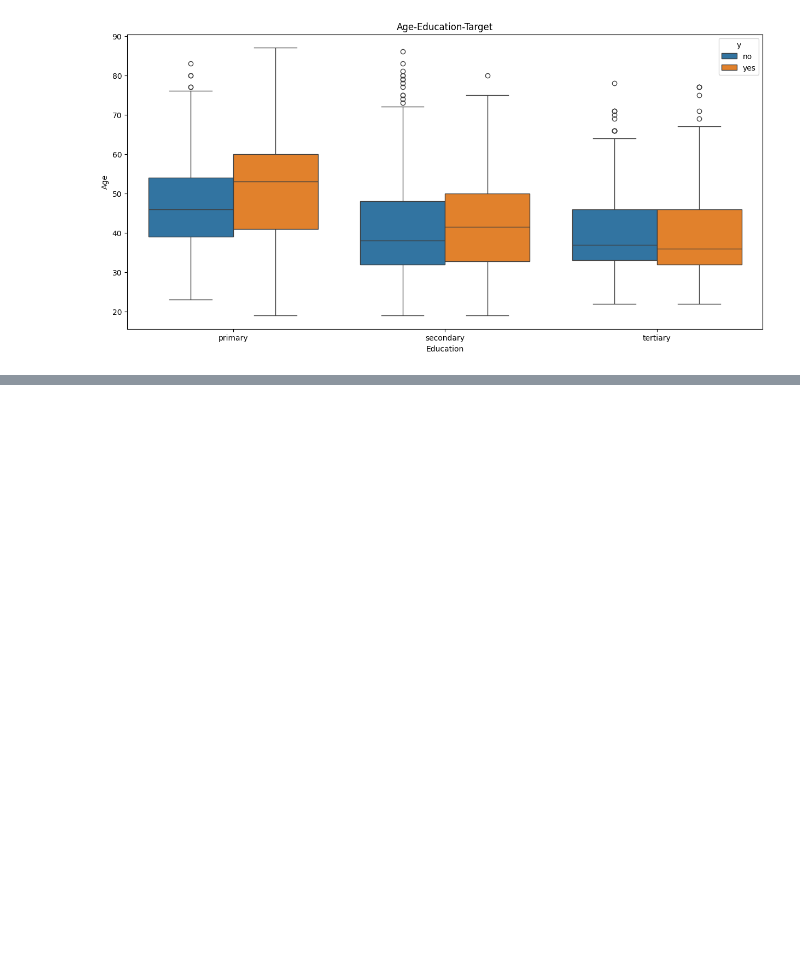
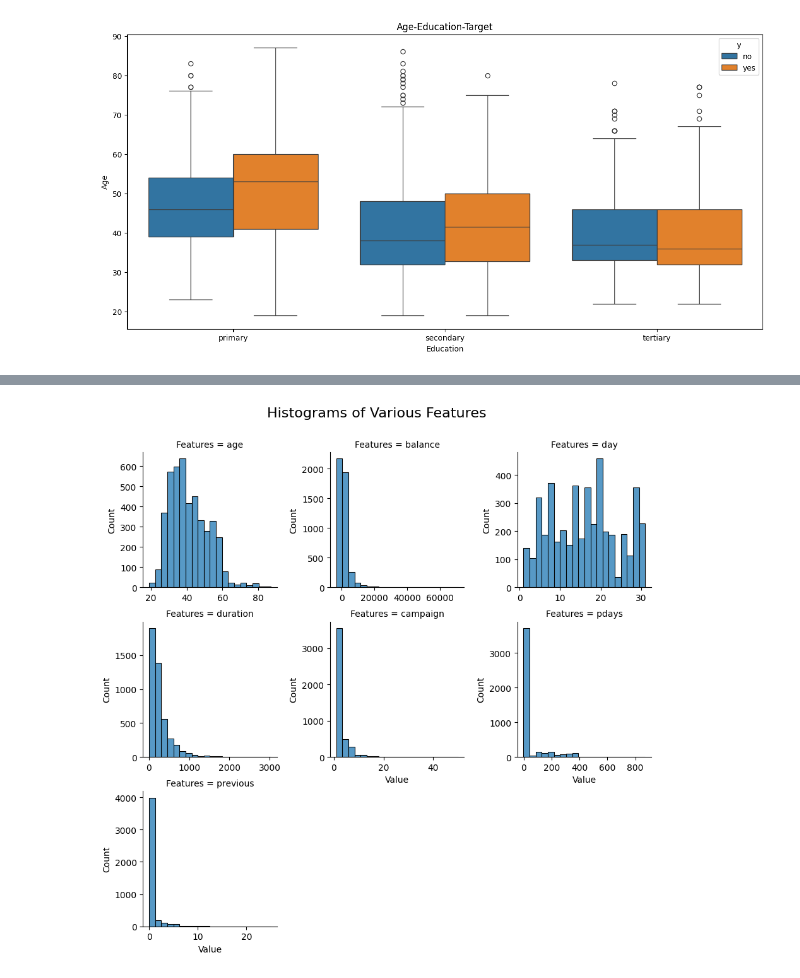
Before and after one commit to dariashcherbakovaaa/pet-projects, a Jupyter notebook: Credit_scoring.ipynb, the cells around one changed output, grey strips where cells are left out. Cells and saved outputs as stored; diff of their text form; code cells hidden in the pictures; blank space fills up the shorter version.

```diff
--- a/Credit_scoring.ipynb
+++ b/Credit_scoring.ipynb
@@ -305,0 +355,16 @@ Text(0, 0.5, 'Age')
+# %%
+numerical_feautures = df[numerical_columns].stack().reset_index().rename(
+    columns={'level_1': 'Features', 0: 'Value'}
+)
+
+g = sns.FacetGrid(data=numerical_feautures, col='Features',
+                  col_wrap=3, sharex=False, sharey=False)
+
+g = g.map(sns.histplot, 'Value', kde=False, bins=20)
+
+plt.subplots_adjust(top=0.9)
+g.fig.suptitle('Histograms of Various Features', fontsize=16)
+
+plt.show()
+# %% [output]
+[figure, added]
```
Also changed, not shown: parts of 2 cells of this notebook.
